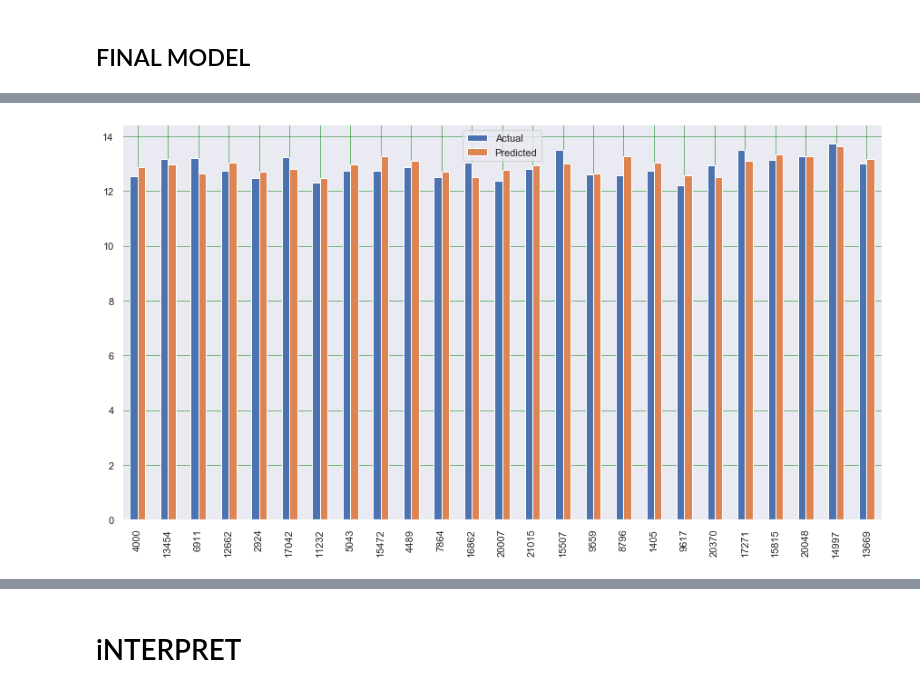
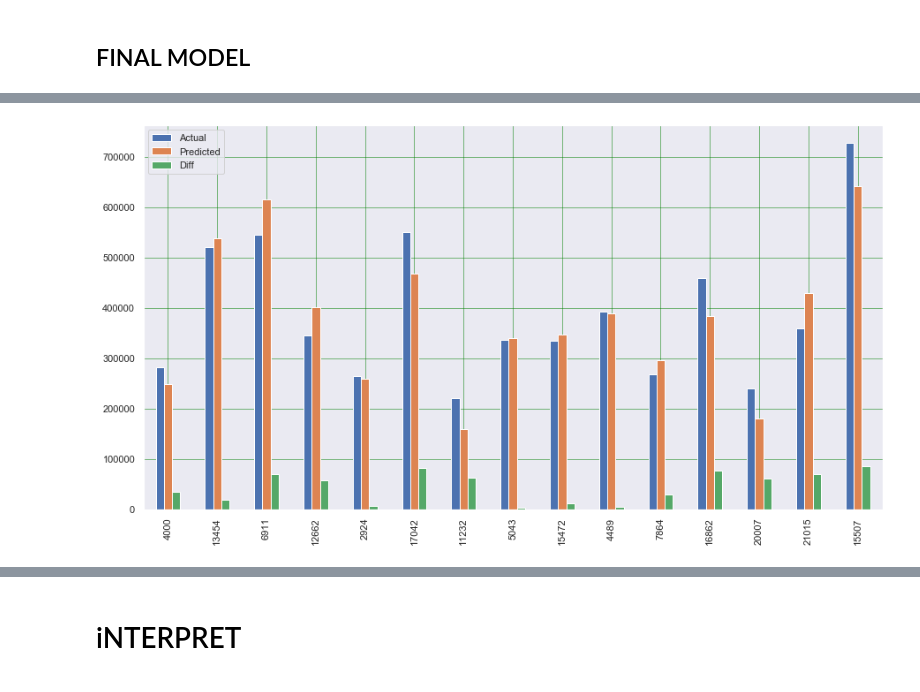
Before and after one commit to stones-1130/dsc-mod-2-project-online-pt-041320, a Jupyter notebook: student_OSEMN.ipynb, the cells around one changed output, grey strips where cells are left out. Drawn from its saved outputs; the diff is of its cells as text; code cells hidden in the pictures.

```diff
--- a/student_OSEMN.ipynb
+++ b/student_OSEMN.ipynb
@@ -839,0 +829,25 @@ df2
+# %%
+# FIT SCIKIT LEARN MODEL
+linreg_2 = LinearRegression()
+linreg_2.fit(X_train, y_train)
+
+# PREDICT
+y_hat_train = linreg_2.predict(X_train)
+y_hat_test = linreg_2.predict(X_test)
+
+
+# LOOK AT RESIDUALS
+train_mse = mean_squared_error(y_train, y_hat_train)
+test_mse = mean_squared_error(y_test, y_hat_test)
+train_rmse = np.sqrt(mean_squared_error(y_train, y_hat_train))
+test_rmse = np.sqrt(mean_squared_error(y_test, y_hat_test))
+r2_train = r2_score(y_train, y_hat_train)
+r2_test = r2_score(y_test, y_hat_test)
+
+print('Train Mean Squared Error:', train_mse)
+print('Test Mean Squared Error:', test_mse)
+print('Train Root Mean Squared Error:', train_rmse)
+print('Test Root Mean Squared Error:', test_rmse)
+print('Diff between Test/Train RMSE:', abs(train_rmse-test_rmse))
+print('R2 train:' , r2_train)
+print('R2 test:' , r2_test)
@@ -840,10 +883,16 @@ df2
+# %%
+pred_df_base = pd.DataFrame({'Actual': y_test, 'Predicted': y_hat_test, 'Diff': abs(y_test-y_hat_test)}).round(2)
+
+df2 = pred_df_base.sort_values(by=['Diff'], ascending=False).head(20)
+
+df3 = pred_df_base.head(15)
 # %%
 #CODE FROM:
 #https://towardsdatascience.com/a-beginners-guide-to-linear-regression-in-python-with-scikit-learn-83a8f7ae2b4f
 
-df2.plot(kind='bar',figsize=(15,8))
+df3.plot(kind='bar',figsize=(15,8))
 plt.grid(which='major', linestyle='-', linewidth='0.5', color='green')
 plt.grid(which='minor', linestyle=':', linewidth='0.5', color='black')
 plt.show()
 # %% [output]
-[figure, old version]
+[figure, new version]
```
Also changed, not shown: parts of 55 cells of this notebook, 36 other files.
